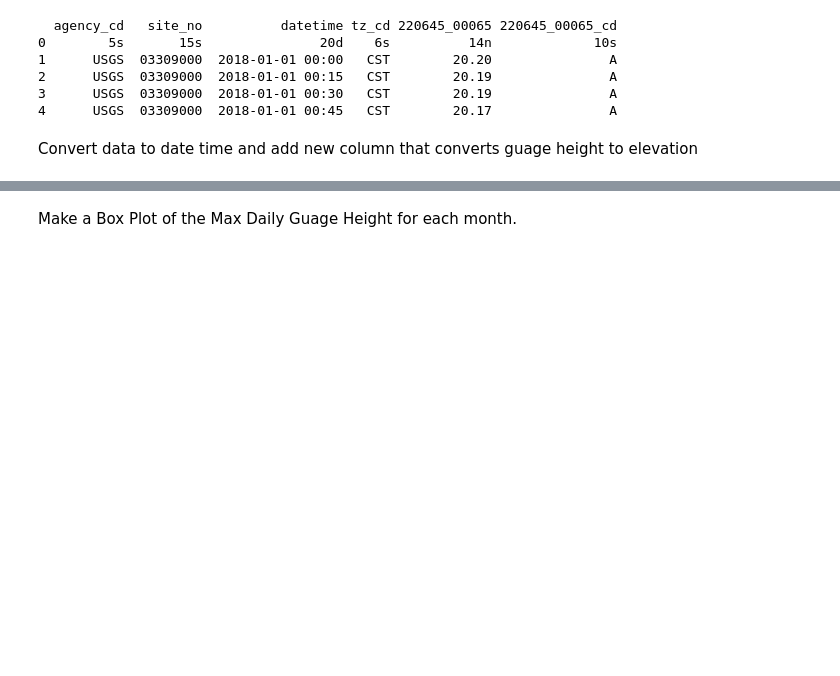
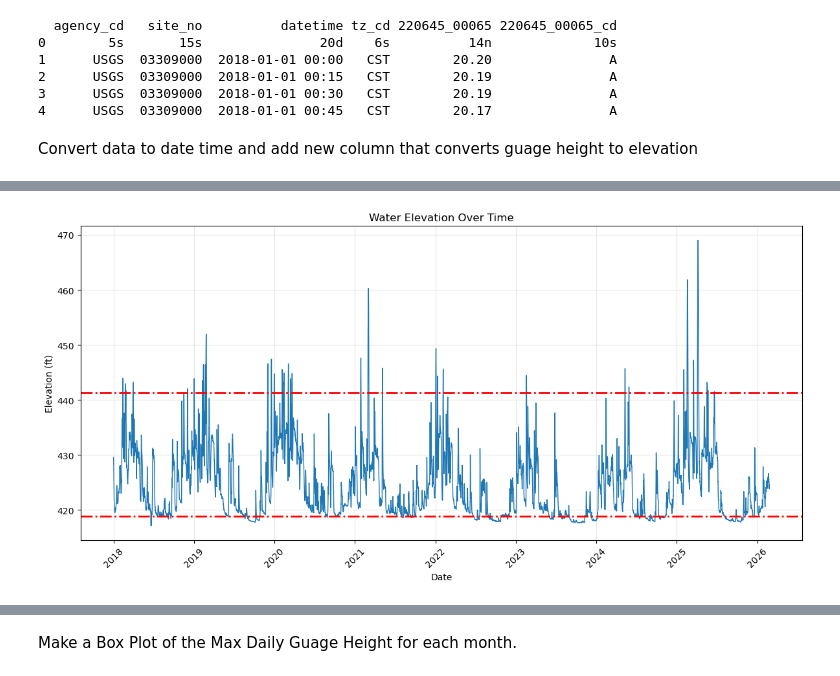
Before and after one commit to Raybies/GreenRiverFerryRiver, a Jupyter notebook: GRF_VA.ipynb, the cells around one changed output, grey strips where cells are left out. Cells and saved outputs as stored; diff of their text form; code cells hidden in the pictures; blank space fills up the shorter version.

```diff
--- a/GRF_VA.ipynb
+++ b/GRF_VA.ipynb
@@ -146 +98,18 @@ Make a Box Plot of the Max Daily Guage Height, in elevation, for each month.
+# %%
+plt.figure(figsize=(12, 6))
+plt.plot(df2['datetime'], df2['elev'], linewidth=1)
+plt.title('Water Elevation Over Time')
+plt.xlabel('Date')
+plt.ylabel('Elevation (ft)')
+low_water = 418.85
+high_water = 441.35
+plt.axhline(y=low_water, color='red', linestyle='-.', linewidth=2, label=f'9.5 ft ({low_water})')
+plt.axhline(y=high_water, color='red', linestyle='-.', linewidth=2, label=f'32 ft ({high_water})')
+
+plt.xticks(rotation=45)
+plt.grid(True, alpha=0.3)
+plt.tight_layout()
+plt.show()
+# %% [output]
+[figure, added]
 # %%
```
Also changed, not shown: parts of 23 cells of this notebook.
